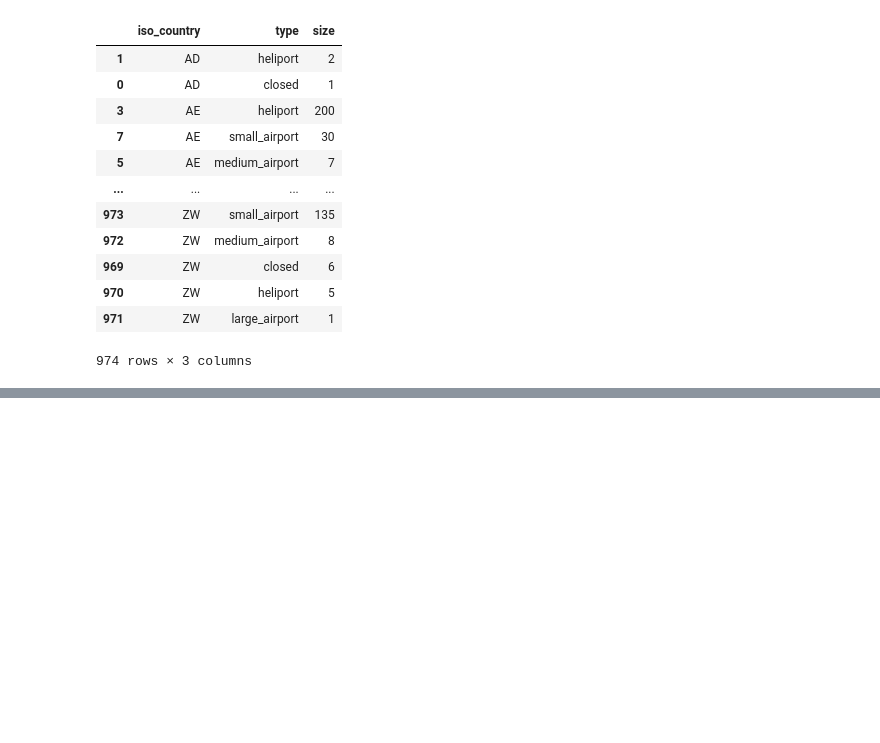
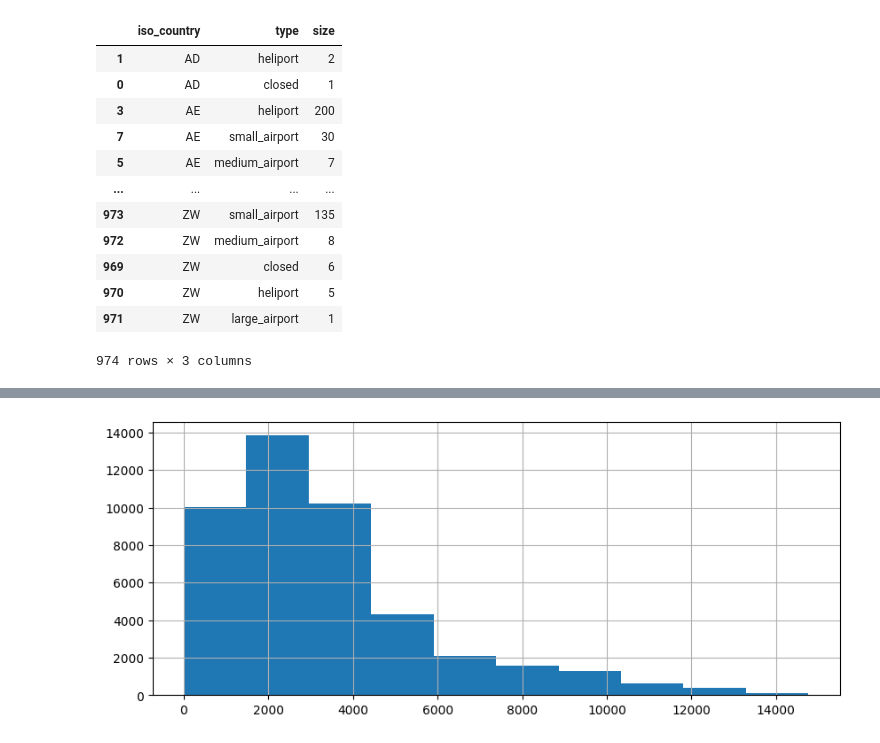
Before and after one commit to Athelbiban/learner, a Jupyter notebook: researches/pandas/pandas_SQL.ipynb, the cells around one changed output, grey strips where cells are left out. Saved outputs shown, nothing was run; the diff lists cells and outputs as text; code cells hidden in the pictures; blank space fills up the shorter version.

```diff
--- a/researches/pandas/pandas_SQL.ipynb
+++ b/researches/pandas/pandas_SQL.ipynb
@@ -31,0 +113,4 @@ airports.groupby(['iso_country', 'type']).size().to_frame('size').reset_index().
+# %%
+r[r < 15000].hist(figsize=(10, 4));
+# %% [output]
+[figure, added]
```
Also changed, not shown: parts of 17 cells of this notebook, 1 other file.
